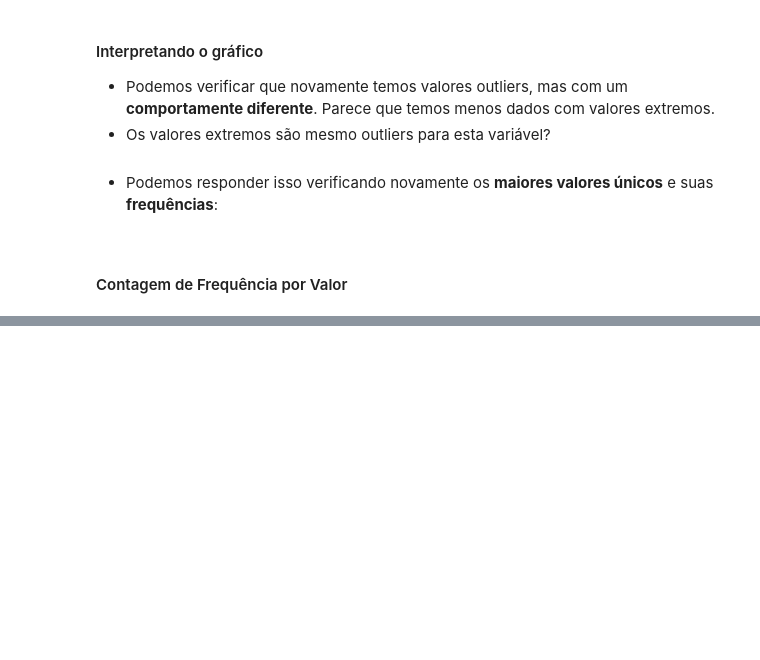
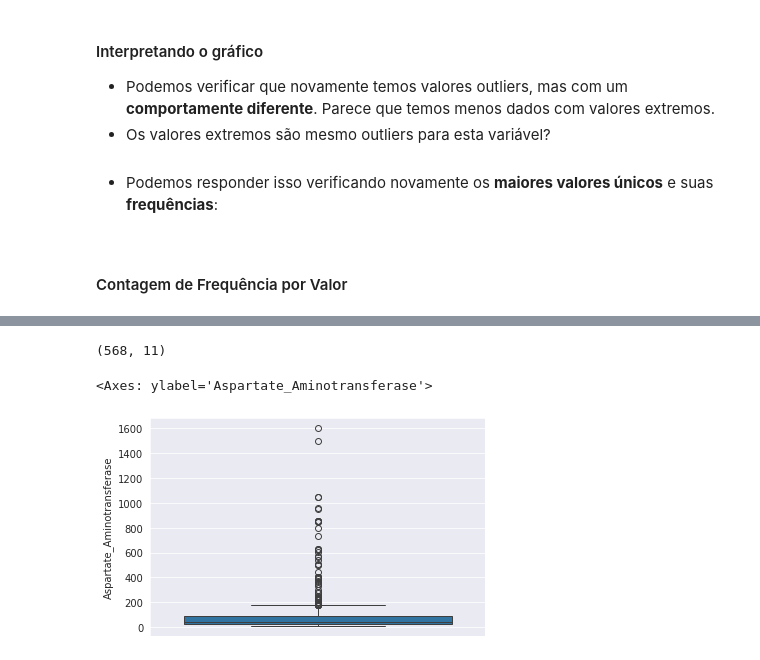
Before and after one commit to EduardoBran/Python_-_Machine_Learning, a Jupyter notebook: 01-Mini-Projeto_-_Construcao_Treinamento_Avaliacao_e_Selecao_de_Modelos_Para_Classificacao.ipynb, the cells around one changed output, grey strips where cells are left out. Drawn from its saved outputs; the diff is of its cells as text; code cells hidden in the pictures; blank space fills up the shorter version.

```diff
--- a/01-Mini-Projeto_-_Construcao_Treinamento_Avaliacao_e_Selecao_de_Modelos_Para_Classificacao.ipynb
+++ b/01-Mini-Projeto_-_Construcao_Treinamento_Avaliacao_e_Selecao_de_Modelos_Para_Classificacao.ipynb
@@ -723,0 +747,12 @@ Name: Aspartate_Aminotransferase, dtype: int64
+# %%
+# Aplica novo tratamento mantendo somente os registros onde o valor for menor ou igual a 2500 e verifica shape
+dados = dados[dados.Aspartate_Aminotransferase <= 2500]
+dados.shape
+# %% [output]
+(568, 11)
+# %%
+# Verifica Novamente o BoxPlot
+sns.boxplot(dados.Aspartate_Aminotransferase)
+# %% [output]
+<Axes: ylabel='Aspartate_Aminotransferase'>
+[figure, added]
```
Also changed, not shown: parts of 31 cells of this notebook, 1 other file.
